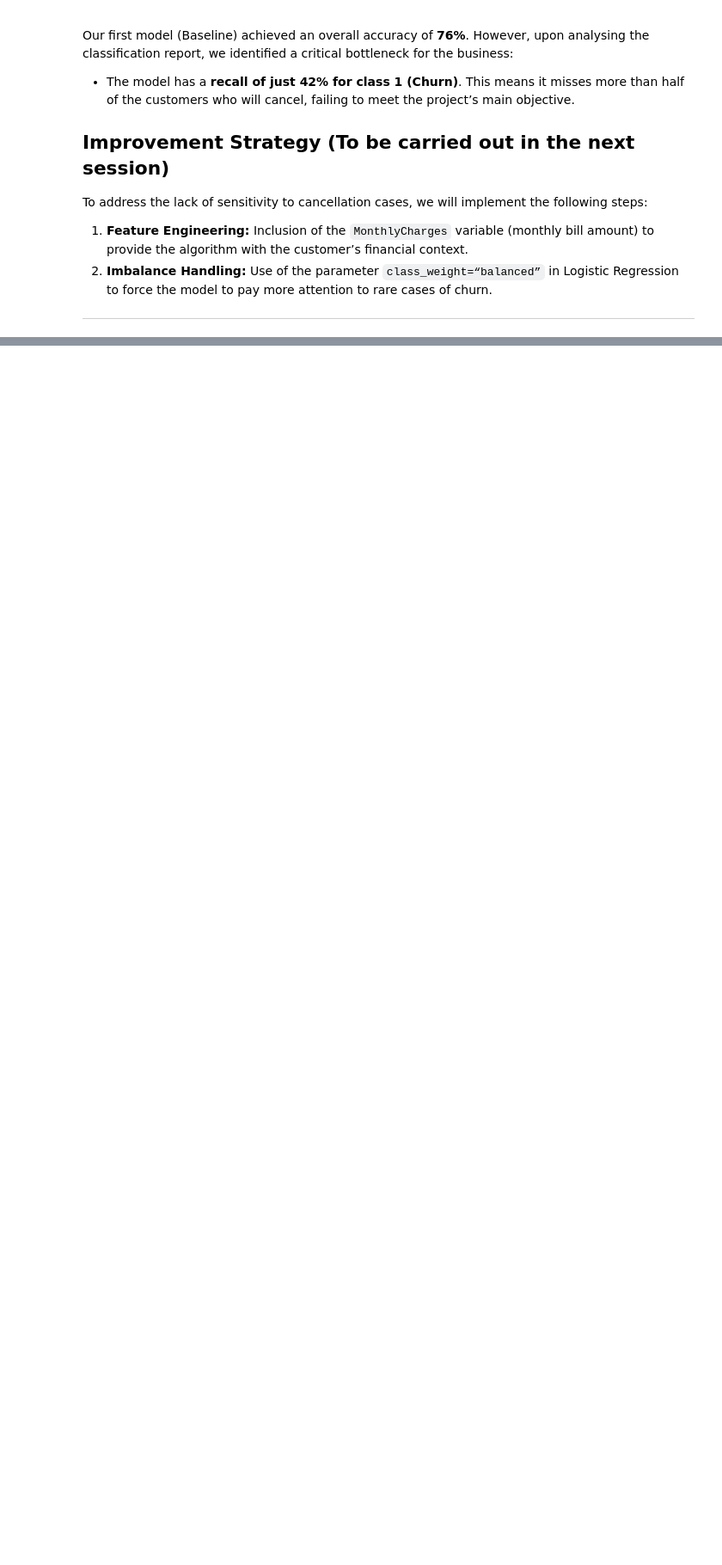
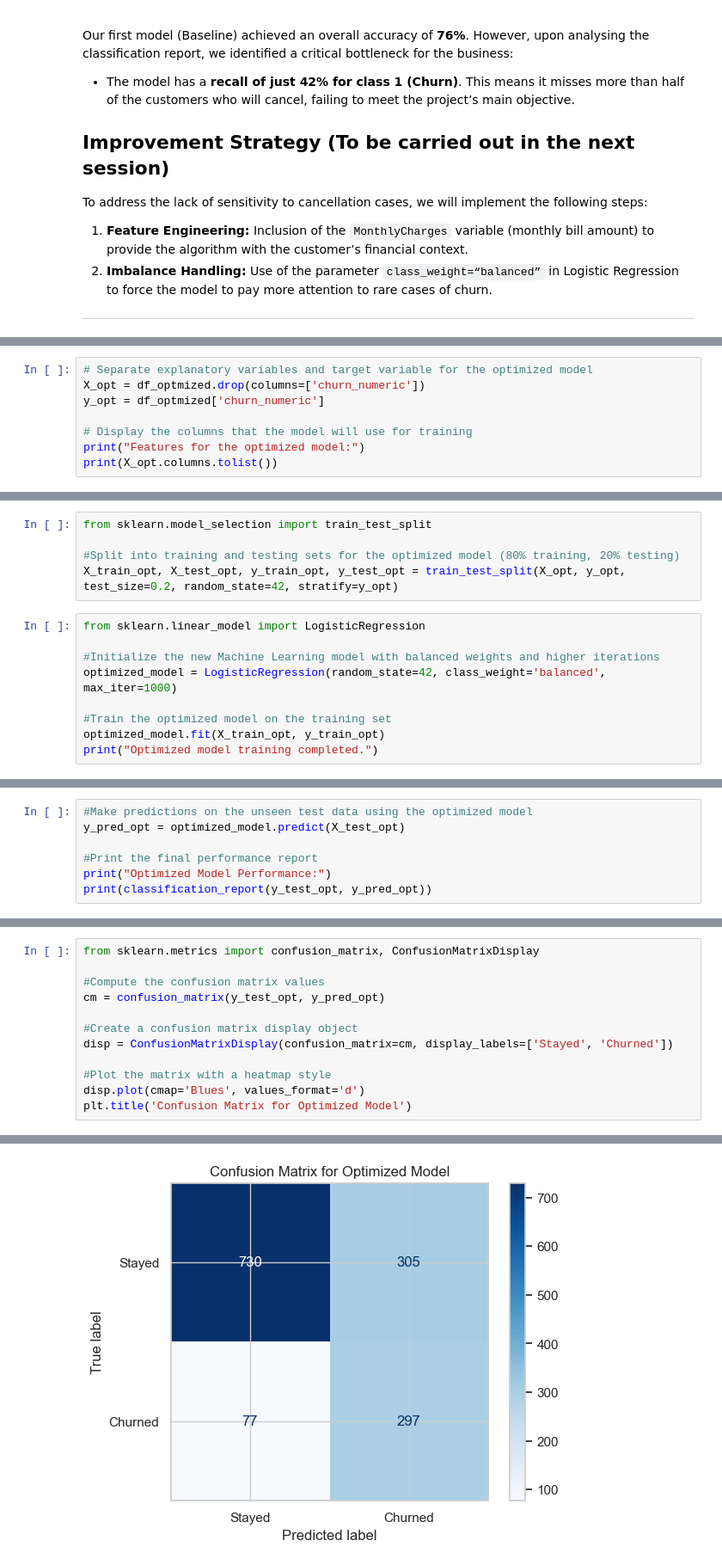
Before and after one commit to henriqsantos/churn_project, a Jupyter notebook: analyse_churn.ipynb, the cells around one changed output, grey strips where cells are left out. Shown at 86% size. Saved outputs shown, nothing was run; the diff lists cells and outputs as text; blank space fills up the shorter version.

Commit message:
feat: feature engineering, class weights e experimento com XGBoost

```diff
--- a/analyse_churn.ipynb
+++ b/analyse_churn.ipynb
@@ -207,0 +232,8 @@ To address the lack of sensitivity to cancellation cases, we will implement the
+# %%
+# Separate explanatory variables and target variable for the optimized model
+X_opt = df_optmized.drop(columns=['churn_numeric'])
+y_opt = df_optmized['churn_numeric']
+
+# Display the columns that the model will use for training
+print("Features for the optimized model:")
+print(X_opt.columns.tolist())
@@ -207,0 +243,14 @@ To address the lack of sensitivity to cancellation cases, we will implement the
+# %%
+from sklearn.model_selection import train_test_split
+
+#Split into training and testing sets for the optimized model (80% training, 20% testing)
+X_train_opt, X_test_opt, y_train_opt, y_test_opt = train_test_split(X_opt, y_opt, test_size=0.2, random_state=42, stratify=y_opt)
+# %%
+from sklearn.linear_model import LogisticRegression
+
+#Initialize the new Machine Learning model with balanced weights and higher iterations
+optimized_model = LogisticRegression(random_state=42, class_weight='balanced', max_iter=1000)
+
+#Train the optimized model on the training set
+optimized_model.fit(X_train_opt, y_train_opt)
+print("Optimized model training completed.")
@@ -207,0 +259,7 @@ To address the lack of sensitivity to cancellation cases, we will implement the
+# %%
+#Make predictions on the unseen test data using the optimized model
+y_pred_opt = optimized_model.predict(X_test_opt)
+
+#Print the final performance report
+print("Optimized Model Performance:")
+print(classification_report(y_test_opt, y_pred_opt))
@@ -207,0 +276,13 @@ To address the lack of sensitivity to cancellation cases, we will implement the
+# %%
+from sklearn.metrics import confusion_matrix, ConfusionMatrixDisplay
+
+#Compute the confusion matrix values
+cm = confusion_matrix(y_test_opt, y_pred_opt)
+
+#Create a confusion matrix display object
+disp = ConfusionMatrixDisplay(confusion_matrix=cm, display_labels=['Stayed', 'Churned'])
+
+#Plot the matrix with a heatmap style
+disp.plot(cmap='Blues', values_format='d')
+plt.title('Confusion Matrix for Optimized Model')
+# %% [output]
@@ -207,0 +290 @@ To address the lack of sensitivity to cancellation cases, we will implement the
+[figure, added]
```
Also changed, not shown: parts of 14 cells of this notebook, 1 other file.
